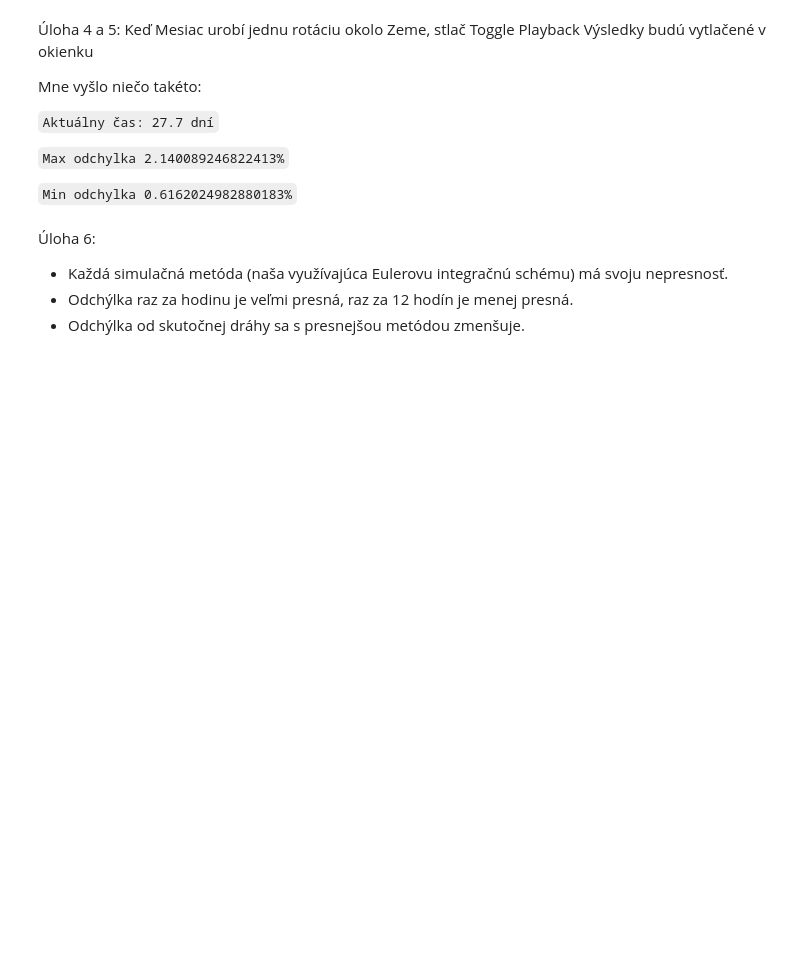
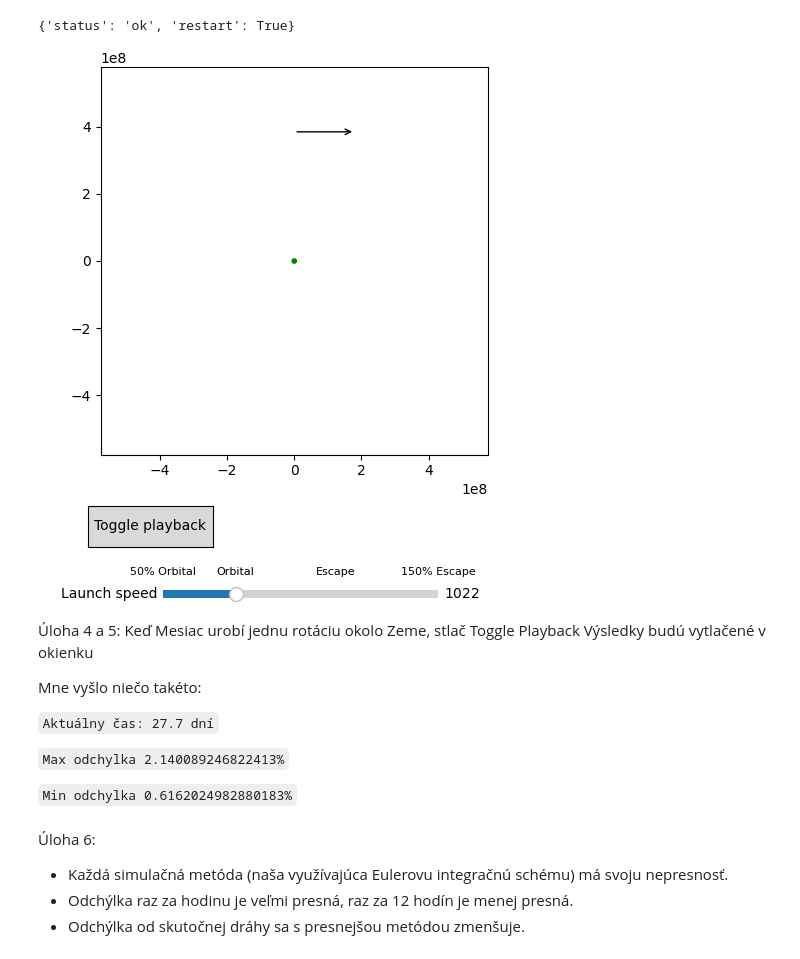
Before and after one commit to ElectricPulse/projectile-notebook, a Jupyter notebook: index.ipynb, the cells around one changed output. Saved outputs shown, nothing was run; the diff lists cells and outputs as text; code cells hidden in the pictures; blank space fills up the shorter version.

```diff
--- a/index.ipynb
+++ b/index.ipynb
@@ -1,6 +3,17 @@
+# %%
+!pip install -q ipympl matplotlib
+get_ipython().kernel.do_shutdown(restart=True)
+# %% [output]
+{'status': 'ok', 'restart': True}
 # %%
-%matplotlib widget
+from google.colab import output
+output.enable_custom_widget_manager()
+
+%matplotlib ipympl
 from main import main
+main(False)
+# %% [output]
+[figure, added]
 # %% [markdown]
 Úloha 4 a 5:
 Keď Mesiac urobí jednu rotáciu okolo Zeme, stlač Toggle Playback
```
Also changed, not shown: parts of 2 cells of this notebook.
